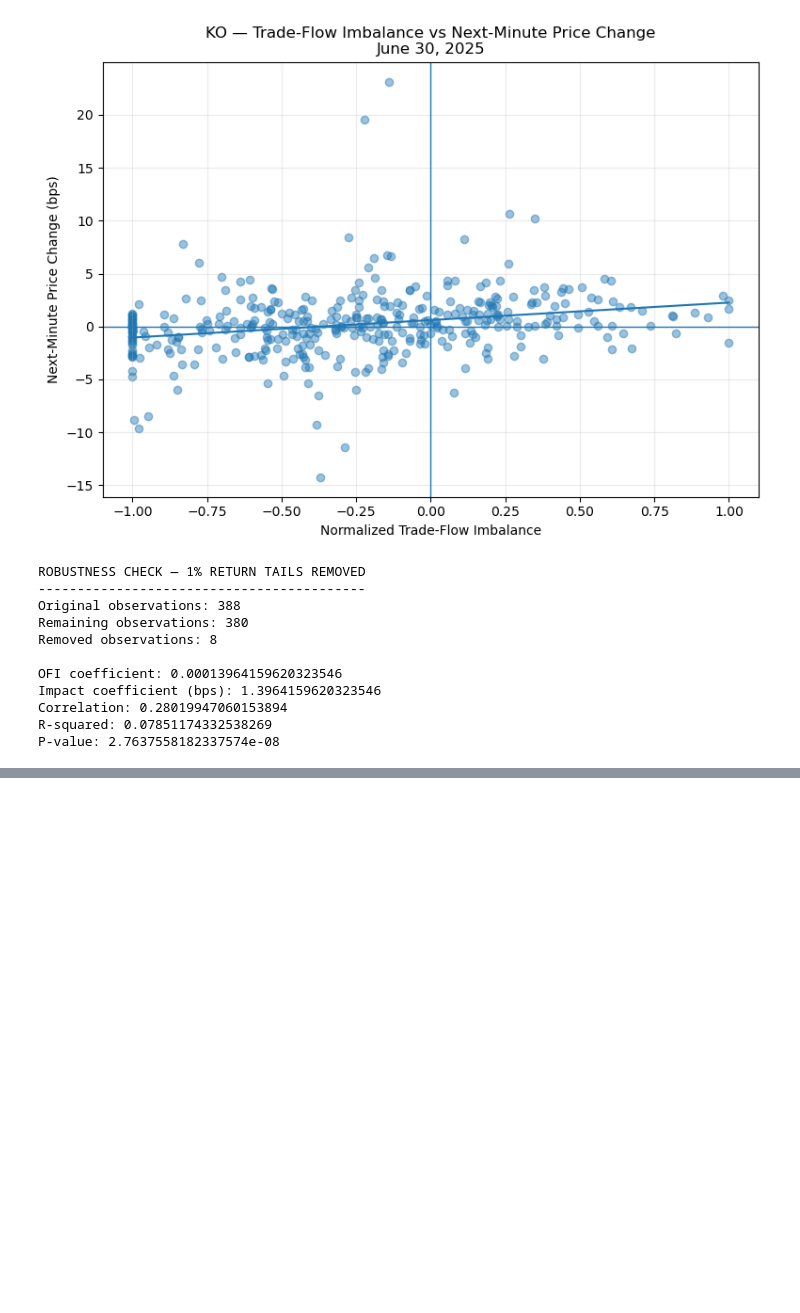
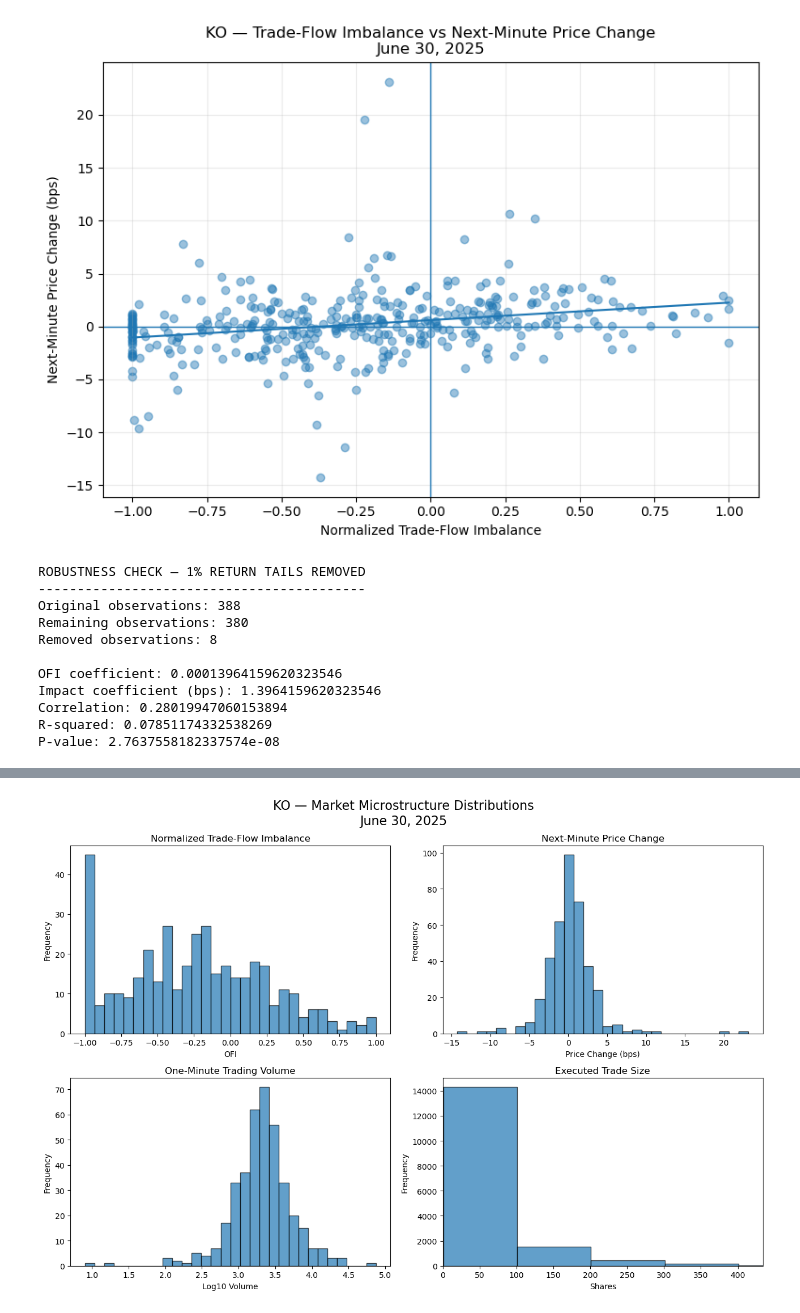
Before and after one commit to MariamKaranjia/LOBSTER-Market-Impact, a Jupyter notebook: notebooks/01_data_exploration.ipynb, the cells around one changed output, grey strips where cells are left out. Cells and saved outputs as stored; diff of their text form; code cells hidden in the pictures; blank space fills up the shorter version.

```diff
--- a/notebooks/01_data_exploration.ipynb
+++ b/notebooks/01_data_exploration.ipynb
@@ -754,0 +886,68 @@ P-value: 2.7637558182337574e-08
+# %%
+# Summary distribution histograms for KO
+
+fig, axes = plt.subplots(2, 2, figsize=(13, 9))
+
+# 1. Trade-flow imbalance
+axes[0, 0].hist(
+    lead_df["ofi"].dropna(),
+    bins=30,
+    edgecolor="black",
+    alpha=0.7
+)
+axes[0, 0].set_title("Normalized Trade-Flow Imbalance")
+axes[0, 0].set_xlabel("OFI")
+axes[0, 0].set_ylabel("Frequency")
+
+
+# 2. Next-minute price change
+axes[0, 1].hist(
+    lead_df["next_price_change"].dropna() * 10000,
+    bins=30,
+    edgecolor="black",
+    alpha=0.7
+)
+axes[0, 1].set_title("Next-Minute Price Change")
+axes[0, 1].set_xlabel("Price Change (bps)")
+axes[0, 1].set_ylabel("Frequency")
+
+
+# 3. Log one-minute volume
+volume_positive = minute_data.loc[
+    minute_data["volume"] > 0, "volume"
+]
+
+axes[1, 0].hist(
+    np.log10(volume_positive),
+    bins=30,
+    edgecolor="black",
+    alpha=0.7
+)
+axes[1, 0].set_title("One-Minute Trading Volume")
+axes[1, 0].set_xlabel("Log10 Volume")
+axes[1, 0].set_ylabel("Frequency")
+
+
+# 4. Executed trade size
+axes[1, 1].hist(
+    trade_sizes,
+    bins=50,
+    edgecolor="black",
+    alpha=0.7
+)
+
+axes[1, 1].set_xlim(0, trade_sizes.quantile(0.99))
+axes[1, 1].set_title("Executed Trade Size")
+axes[1, 1].set_xlabel("Shares")
+axes[1, 1].set_ylabel("Frequency")
+
+
+plt.suptitle(
+    "KO — Market Microstructure Distributions\nJune 30, 2025",
+    fontsize=16
+)
+
+plt.tight_layout()
+plt.show()
+# %% [output]
+[figure, added]
```
Also changed, not shown: parts of 13 cells of this notebook, 4 other files.
